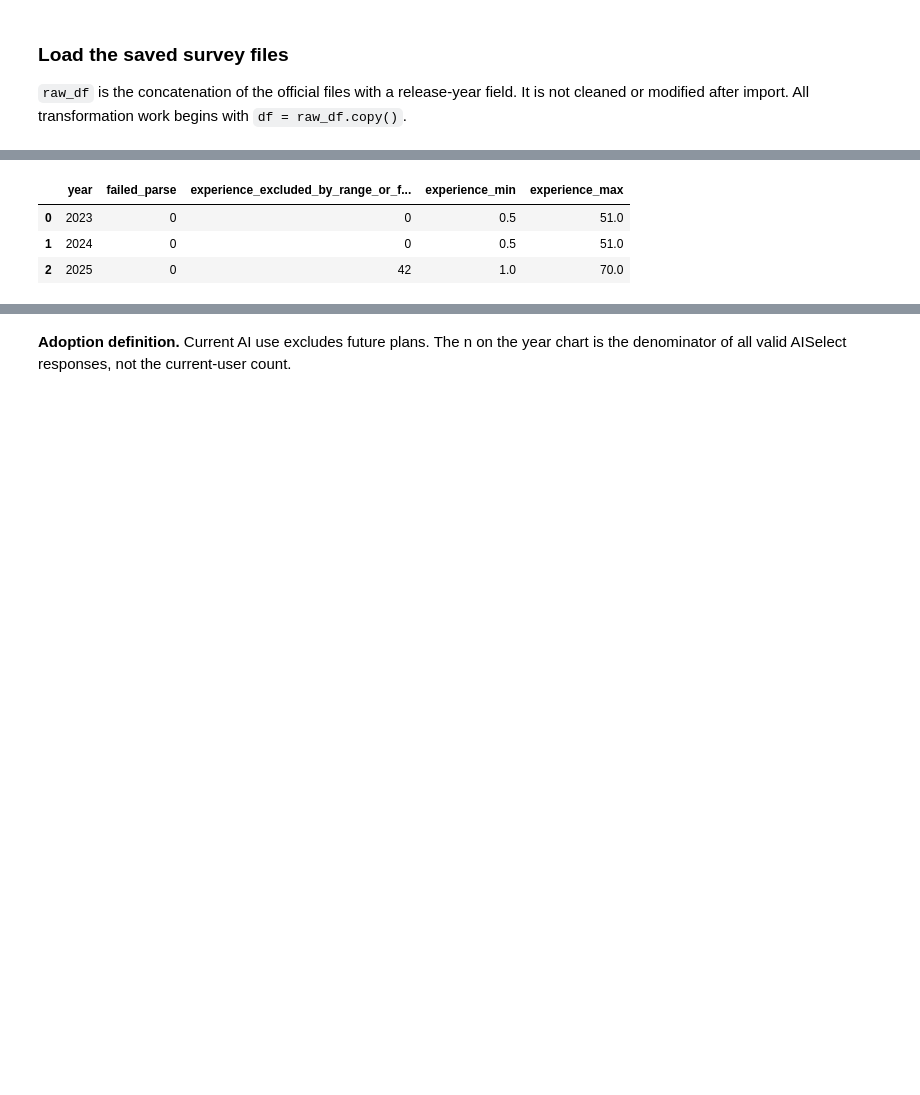
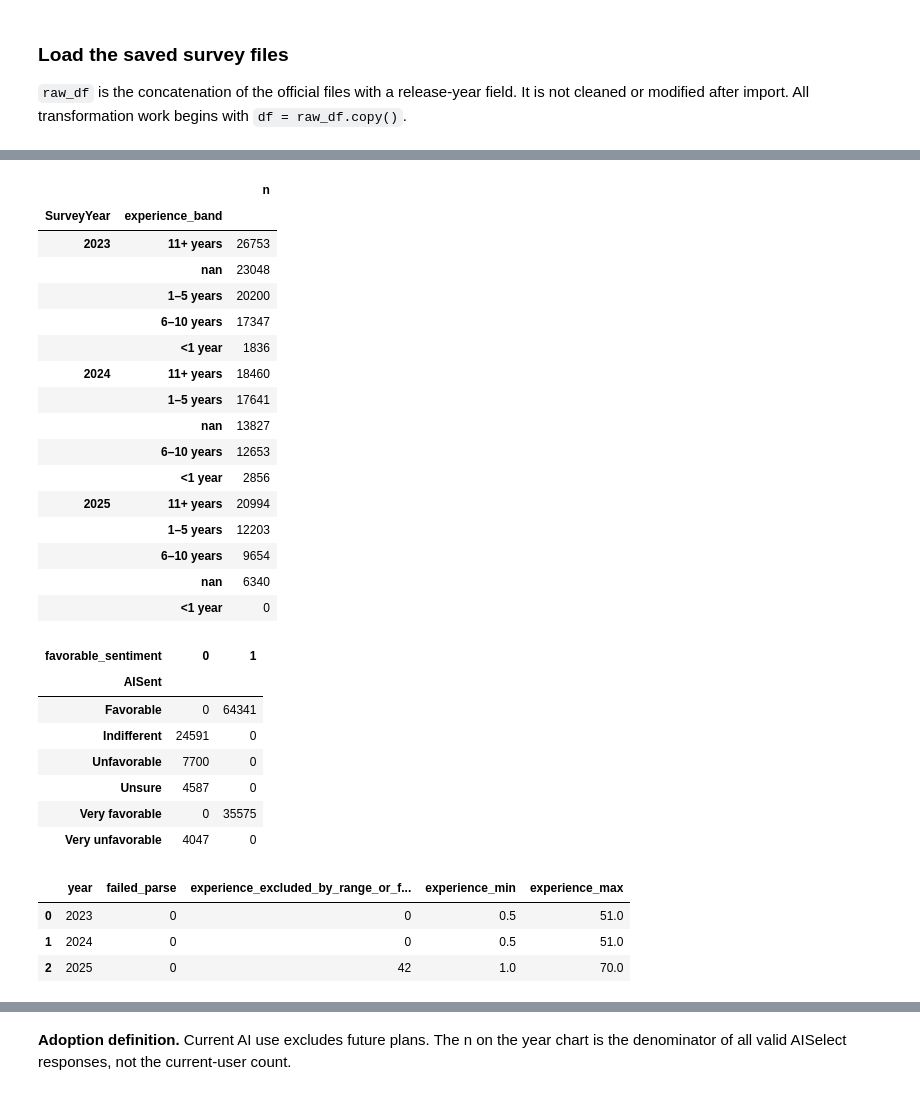
Before and after one commit to meheduz/ai-tools-developer-workflows, a Jupyter notebook: analysis.ipynb, the cells around one changed output, grey strips where cells are left out. Drawn from its saved outputs; the diff is of its cells as text; code cells hidden in the pictures; blank space fills up the shorter version.

```diff
--- a/analysis.ipynb
+++ b/analysis.ipynb
@@ -213,6 +290,11 @@ MISSING = {'', 'NA', 'N/A', 'nan'}
 def as_clean_strings(series):
     result=series.astype('string').str.strip()
     return result.mask(result.isin(MISSING))
+def parse_experience(series):
+    """Parse source years, using 0.5 for <1 and 51 for >50; keep failed parses missing."""
+    numeric=series.replace({'Less than 1 year':'0.5','More than 50 years':'51'})
+    return pd.to_numeric(numeric,errors='coerce')
+
 def plain_question(text):
     return html.unescape(re.sub(r'<[^>]+>', ' ', str(text))).strip()
 
@@ -253,6 +335,16 @@ for y in YEARS:
                 option_records.append({'year':y,'column':col,'answer':answer,'n':int(n)})
 answer_options=pd.DataFrame(option_records)
 display(answer_options[answer_options.column.isin(['AISelect','AISent'])])
+
+# Read the exact experience definitions from each schema, rather than equating names.
+experience_questions=[]
+for y in YEARS:
+    field='WorkExp' if y==2025 else 'YearsCodePro'
+    schema=schema_by_year[y]
+    question=' | '.join(dict.fromkeys(plain_question(v) for v in schema.loc[schema.qname.eq(field),'question']))
+    assert question
+    experience_questions.append({'Year':y,'Source field':field,'Schema question':question})
+display(pd.DataFrame(experience_questions))
 # %% [output]
 |  | year | response_column | exists | schema_name | question | observed_options |
 | 0 | 2023 | AIAcc | True | AIAcc | For the AI tools you use as part ... | Greater efficiency; Improve accur... |
@@ -365,7 +535,7 @@ for y in YEARS:
     ax=sns.barplot(data=m,x='missing_pct',y='column',color='#5b8db8')
     ax.set(title=f'Missingness by field — {y} (n={len(raw_by_year[y]):,})',xlabel='Missing responses (%)',ylabel='Source column',xlim=(0,100))
     finish_figure(f'missingness_{y}')
-    interpret(f'**Interpretation.** In {y}, the displayed highest-missing field is `{m.iloc[-1]["column"]}` '
+    interpret(f'**Interpretation.** These bars show the fifteen highest missing percentages in {y}. In {y}, the displayed highest-missing field is `{m.iloc[-1]["column"]}` '
               f'({m.iloc[-1]["missing_pct"]:.1f}% missing). Optional and routed questions may explain these gaps; '
               'unanswered items are excluded only from analyses requiring them.')
 # %% [output]
@@ -466,38 +641,65 @@ Rows before: 203,812; after exact-duplicate removal: 203,812; removed: 0.
 # %%
 EXP_SOURCE={2023:'YearsCodePro',2024:'YearsCodePro',2025:'WorkExp'}
 PRIMARY_TOOL={2023:'AIDevHaveWorkedWith',2024:'AISearchDevHaveWorkedWith',2025:'AIModelsHaveWorkedWith'}
 TOOL_SOURCE={2023:['AISearchHaveWorkedWith','AIDevHaveWorkedWith'],2024:['AISearchDevHaveWorkedWith'],2025:['AIModelsHaveWorkedWith']}
-def parse_experience(series):
-    """Parse source years, using 0.5 for <1 and 51 for >50; keep failed parses missing."""
-    numeric=series.replace({'Less than 1 year':'0.5','More than 50 years':'51'})
-    return pd.to_numeric(numeric,errors='coerce')
 df['experience_input']=pd.Series(pd.NA,index=df.index,dtype='string')
 df['experience_source']=df.SurveyYear.map({2023:'Professional coding',2024:'Professional coding',2025:'Professional work'})
 for y in YEARS:
     mask=df.SurveyYear.eq(y)
     df.loc[mask,'experience_input']=df.loc[mask,EXP_SOURCE[y]]
 parsed=parse_experience(df.experience_input)
 valid_fraction=parsed.mod(1).eq(0) | df.experience_input.eq('Less than 1 year')
 valid_range=parsed.between(0,70)&valid_fraction
 invalid_experience=parsed.notna()&~valid_range
 failed_parse=df.experience_input.notna()&parsed.isna()
 df['experience_years']=parsed.where(valid_range)
 df['experience_band']=pd.cut(df.experience_years,bins=[0,1,6,11,71],right=False,labels=['<1 year','1–5 years','6–10 years','11+ years'])
 sentiment_order=['Very unfavorable','Unfavorable','Indifferent','Favorable','Very favorable','Unsure']
 sentiment_map={'Very unfavorable':1,'Unfavorable':2,'Indifferent':3,'Favorable':4,'Very favorable':5}
 assert set(df.AISent.dropna())<=set(sentiment_order)
 df['sentiment_score']=df.AISent.map(sentiment_map)
+# Retain Indifferent and Unsure as valid denominator responses.
+df['favorable_sentiment']=pd.Series(pd.NA,index=df.index,dtype='Int8')
+answered_sentiment=df.AISent.notna()
+df.loc[answered_sentiment,'favorable_sentiment']=df.loc[answered_sentiment,'AISent'].isin(['Favorable','Very favorable']).astype('Int8')
+display(df.groupby('SurveyYear',observed=True).experience_band.value_counts(dropna=False).rename('n').to_frame())
+display(pd.crosstab(df.AISent,df.favorable_sentiment))
 invalid_table=pd.DataFrame([{'year':y,'failed_parse':int((failed_parse&df.SurveyYear.eq(y)).sum()),
     'experience_excluded_by_range_or_fraction':int((invalid_experience&df.SurveyYear.eq(y)).sum()),
     'experience_min':df.loc[df.SurveyYear.eq(y),'experience_years'].min(),
     'experience_max':df.loc[df.SurveyYear.eq(y),'experience_years'].max()} for y in YEARS])
 display(invalid_table)
 invalid_table.to_csv(RESULTS/'invalid_values.csv',index=False)
 # %% [output]
-|  | year | failed_parse | experience_excluded_by_range_or_f... | experience_min | experience_max |
-| 0 | 2023 | 0 | 0 | 0.5 | 51.0 |
-| 1 | 2024 | 0 | 0 | 0.5 | 51.0 |
-| 2 | 2025 | 0 | 42 | 1.0 | 70.0 |
+|  |  | n |
+| SurveyYear | experience_band |  |
+| 2023 | 11+ years | 26753 |
+|  | nan | 23048 |
+|  | 1–5 years | 20200 |
+|  | 6–10 years | 17347 |
+|  | <1 year | 1836 |
+| 2024 | 11+ years | 18460 |
+|  | 1–5 years | 17641 |
+|  | nan | 13827 |
+|  | 6–10 years | 12653 |
+|  | <1 year | 2856 |
+| 2025 | 11+ years | 20994 |
+|  | 1–5 years | 12203 |
+|  | 6–10 years | 9654 |
+|  | nan | 6340 |
+|  | <1 year | 0 |
+| favorable_sentiment | 0 | 1 |
+| AISent |  |  |
+| Favorable | 0 | 64341 |
+| Indifferent | 24591 | 0 |
+| Unfavorable | 7700 | 0 |
+| Unsure | 4587 | 0 |
+| Very favorable | 0 | 35575 |
+| Very unfavorable | 4047 | 0 |
+|  | year | failed_parse | experience_excluded_by_range_or_f... | experience_min | experience_max |
+| 0 | 2023 | 0 | 0 | 0.5 | 51.0 |
+| 1 | 2024 | 0 | 0 | 0.5 | 51.0 |
+| 2 | 2025 | 0 | 42 | 1.0 | 70.0 |
 # %%
 def make_indicators(series,prefix):
     """Split semicolon choices into nullable indicators; skipped questions yield missing for every choice."""
```
Also changed, not shown: parts of 55 cells of this notebook, 15 other files.
